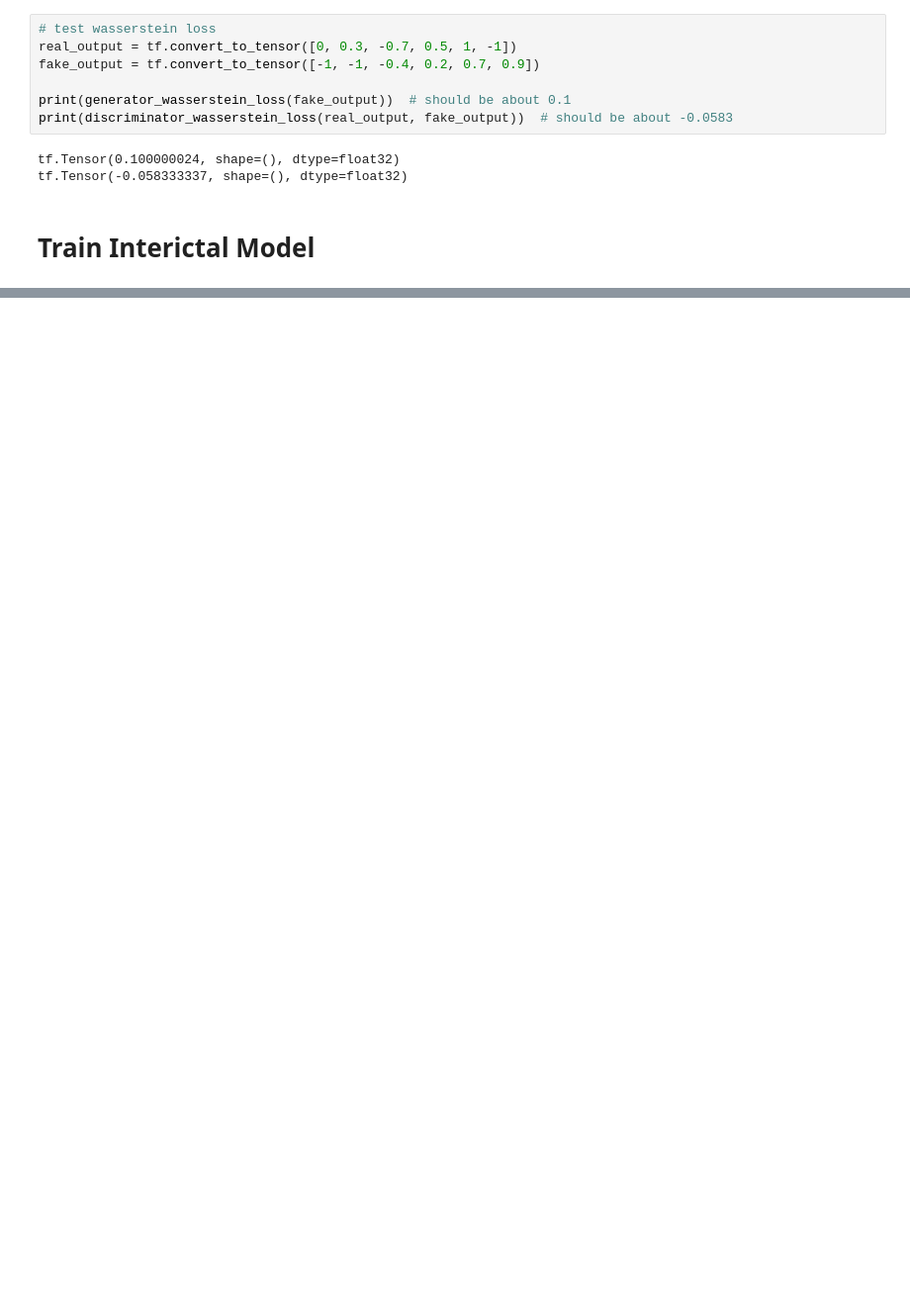
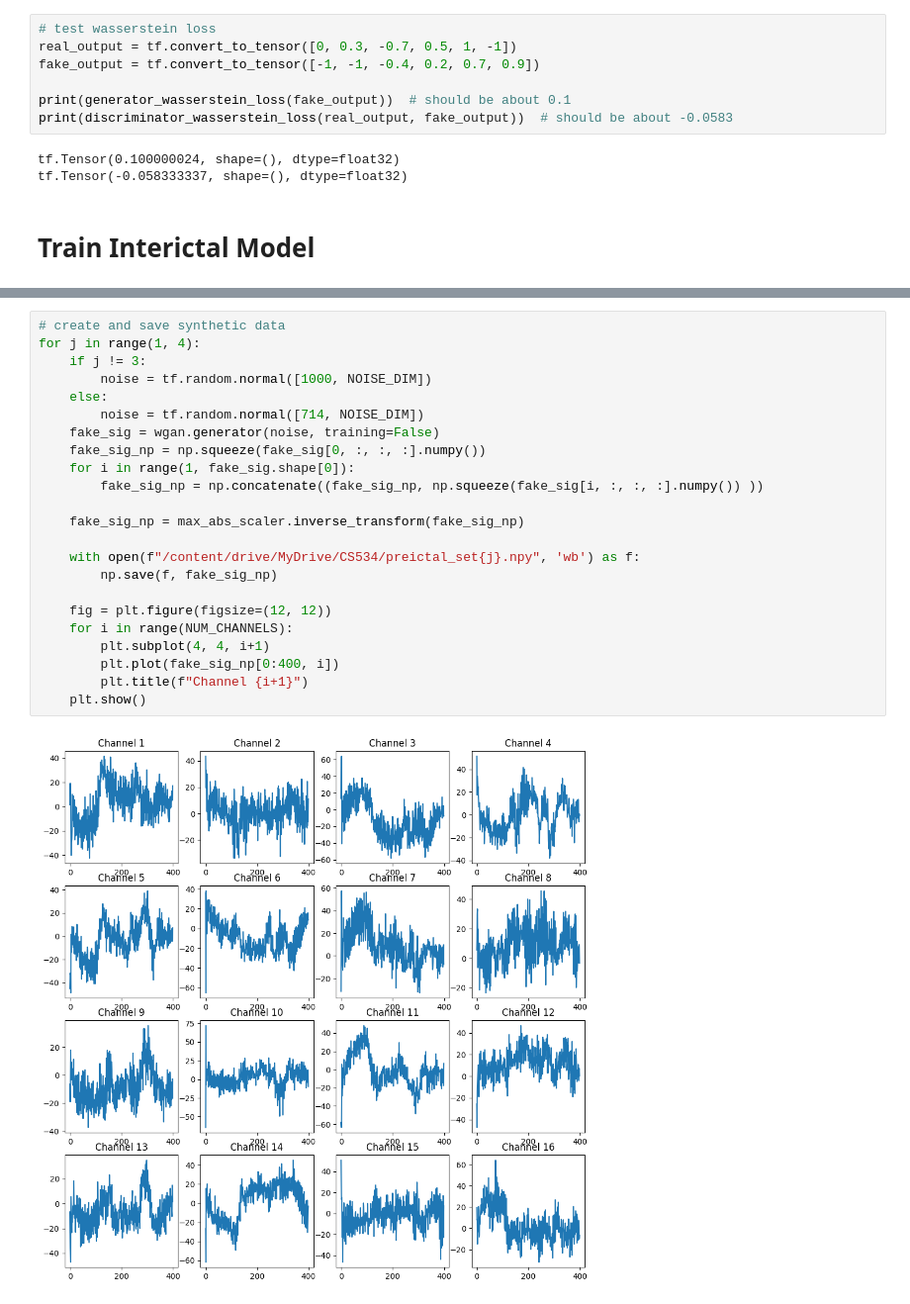
Before and after one commit to arberetum/synthetic_eeg, a Jupyter notebook: WGAN.ipynb, the cells around one changed output, grey strips where cells are left out. Shown at 99% size. Drawn from its saved outputs; the diff is of its cells as text; blank space fills up the shorter version.

```diff
--- a/WGAN.ipynb
+++ b/WGAN.ipynb
@@ -491,0 +755,25 @@ Time for epoch 18 is 13.964260339736938 sec
+# %%
+# create and save synthetic data
+for j in range(1, 4):
+    if j != 3:
+        noise = tf.random.normal([1000, NOISE_DIM])
+    else:
+        noise = tf.random.normal([714, NOISE_DIM])
+    fake_sig = wgan.generator(noise, training=False)
+    fake_sig_np = np.squeeze(fake_sig[0, :, :, :].numpy())
+    for i in range(1, fake_sig.shape[0]):
+        fake_sig_np = np.concatenate((fake_sig_np, np.squeeze(fake_sig[i, :, :, :].numpy()) ))
+
+    fake_sig_np = max_abs_scaler.inverse_transform(fake_sig_np)
+
+    with open(f"/content/drive/MyDrive/CS534/preictal_set{j}.npy", 'wb') as f:
+        np.save(f, fake_sig_np)
+
+    fig = plt.figure(figsize=(12, 12))
+    for i in range(NUM_CHANNELS):
+        plt.subplot(4, 4, i+1)
+        plt.plot(fake_sig_np[0:400, i])
+        plt.title(f"Channel {i+1}")
+    plt.show()
+# %% [output]
+[figure, added]
```
Also changed, not shown: parts of 9 cells of this notebook, 5 other files.
